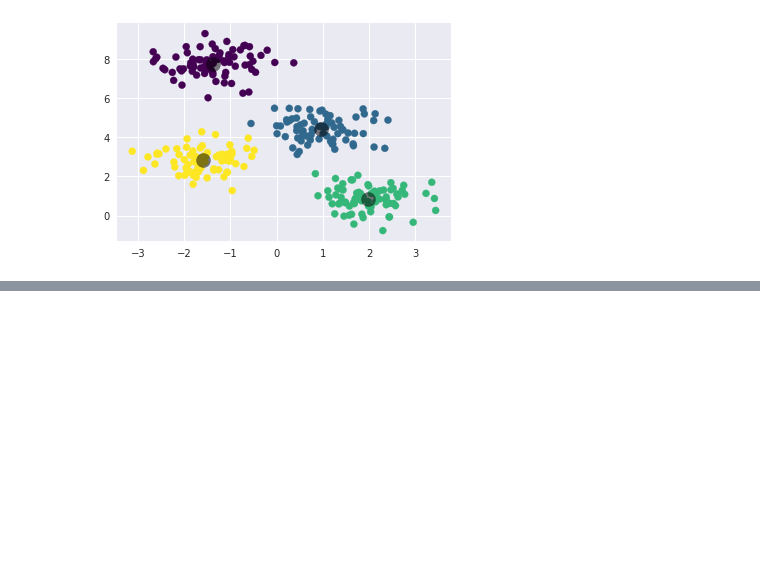
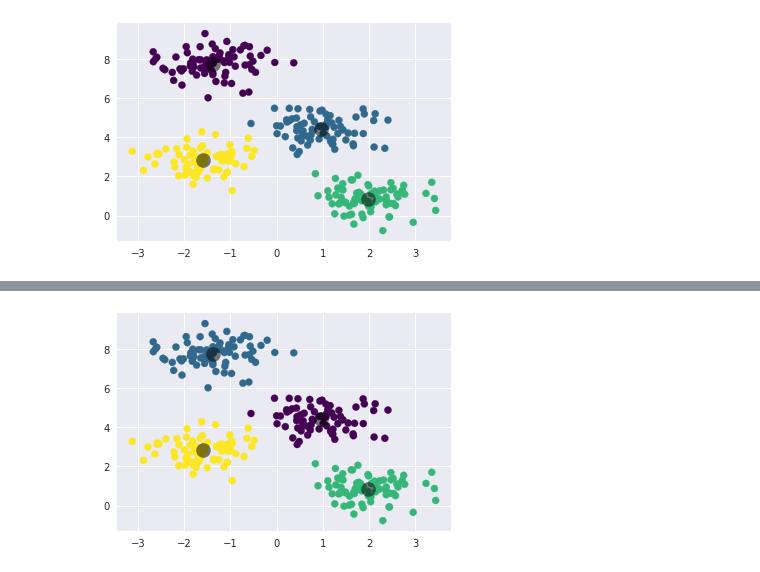
Before and after one commit to sandy1999/Sklearn-Essentials, a Jupyter notebook: K-Means.ipynb, the cells around one changed output, grey strips where cells are left out. Drawn from its saved outputs; the diff is of its cells as text; code cells hidden in the pictures; blank space fills up the shorter version.

Commit message:
added: EM clustering algorithm

```diff
--- a/K-Means.ipynb
+++ b/K-Means.ipynb
@@ -45,0 +50,29 @@ plt.scatter(centers[:, 0], centers[:, 1], c='black', s=200, alpha=0.5);
+# %%
+# import pair wise algo
+from sklearn.metrics import pairwise_distances_argmin # function to find pair wise distances
+
+# making a function for clustering
+def find_cluster(X,n_cluster,rseed=2):
+    # 1. Randomly choose cluster
+    rng = np.random.RandomState(rseed)
+    i = rng.permutation(X.shape[0])[:n_cluster]
+    centers = X[i]
+
+    while True:
+        #2a. assign label based on closest point
+        labels = pairwise_distances_argmin(X,centers)
+        #2b. find new centers
+        new_centers =  np.array([X[labels == i].mean(0)
+                               for i in range(n_cluster)])
+        #3. check for convergrence
+        if np.all(centers == new_centers):
+            break;
+        centers = new_centers
+
+    return centers,labels
+
+centers, labels =  find_cluster(X,4)
+plt.scatter(X[:,0], X[:,1], c=labels, cmap='viridis', s=50)
+plt.scatter(centers[:,0],centers[:,1],c='black', s=200, alpha=0.5);
+# %% [output]
+[figure, added]
```
Also changed, not shown: parts of 4 cells of this notebook.
